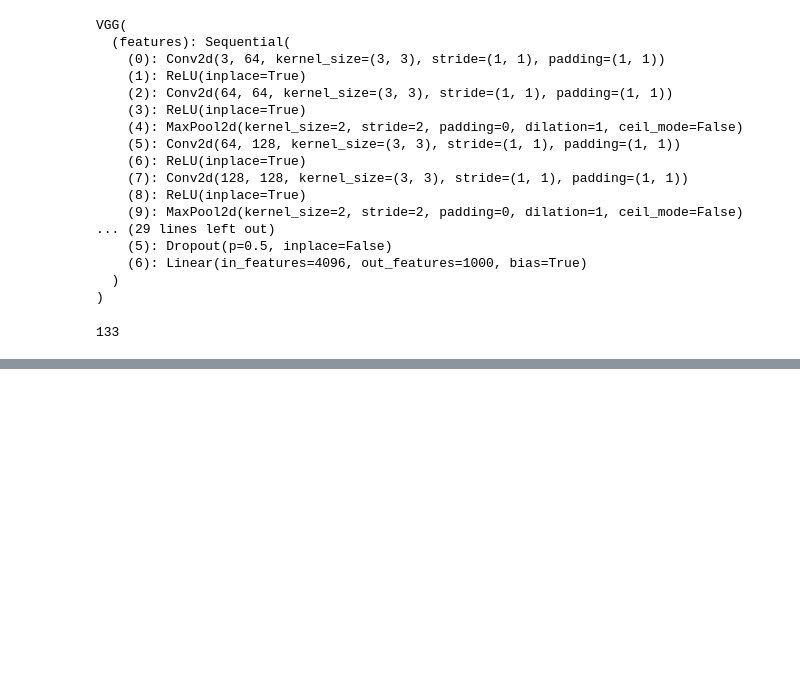
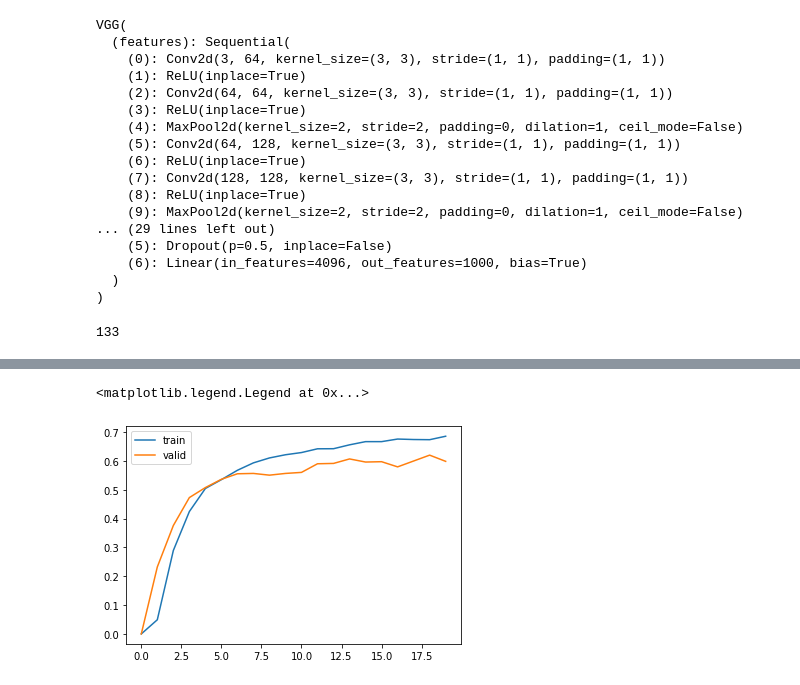
Before and after one commit to severine-baudry/P2_dog_classification, a Jupyter notebook: Transfer_Learning_Solution_copy.ipynb, the cells around one changed output, grey strips where cells are left out. Saved outputs shown, nothing was run; the diff lists cells and outputs as text; code cells hidden in the pictures; blank space fills up the shorter version.

```diff
--- a/Transfer_Learning_Solution_copy.ipynb
+++ b/Transfer_Learning_Solution_copy.ipynb
@@ -609,0 +638,7 @@ VALID : Epoch 20,loss: 1.4031 accuracy 0.624
+# %%
+plt.plot(l_train_accuracy, label = 'train')
+plt.plot(l_valid_accuracy, label = 'valid')
+plt.legend()
+# %% [output]
+<matplotlib.legend.Legend at 0x...>
+[figure, added]
```
Also changed, not shown: parts of 5 cells of this notebook.
